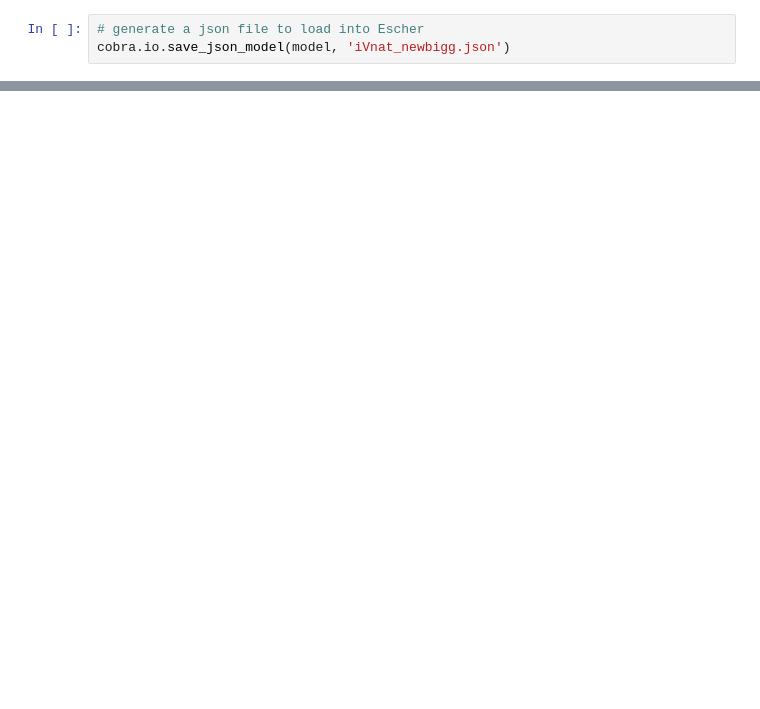
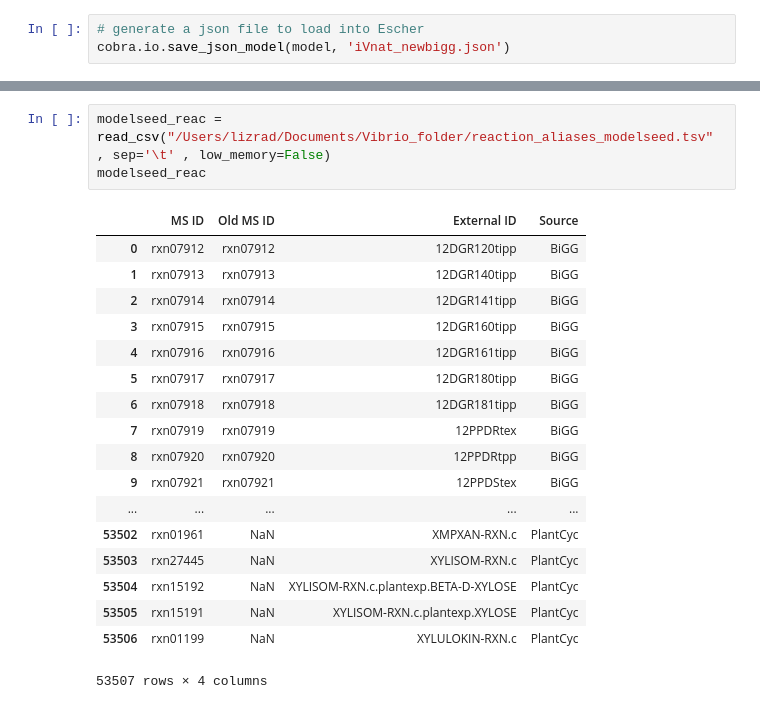
Before and after one commit to biosustain/iVnat, a Jupyter notebook: Metabolic_map_Escher.ipynb, the cells around one changed output, grey strips where cells are left out. Saved outputs shown, nothing was run; the diff lists cells and outputs as text; blank space fills up the shorter version.

Commit message:
trying out model seed aliases, adding new id

```diff
--- a/Metabolic_map_Escher.ipynb
+++ b/Metabolic_map_Escher.ipynb
@@ -119,0 +200,22 @@ ecoli id and vibrio id: LDH_D LDH_D2
+# %%
+modelseed_reac = read_csv("/Users/lizrad/Documents/Vibrio_folder/reaction_aliases_modelseed.tsv" , sep='\t' , low_memory=False)
+modelseed_reac
+# %% [output]
+|  | MS ID | Old MS ID | External ID | Source |
+| 0 | rxn07912 | rxn07912 | 12DGR120tipp | BiGG |
+| 1 | rxn07913 | rxn07913 | 12DGR140tipp | BiGG |
+| 2 | rxn07914 | rxn07914 | 12DGR141tipp | BiGG |
+| 3 | rxn07915 | rxn07915 | 12DGR160tipp | BiGG |
+| 4 | rxn07916 | rxn07916 | 12DGR161tipp | BiGG |
+| 5 | rxn07917 | rxn07917 | 12DGR180tipp | BiGG |
+| 6 | rxn07918 | rxn07918 | 12DGR181tipp | BiGG |
+| 7 | rxn07919 | rxn07919 | 12PPDRtex | BiGG |
+| 8 | rxn07920 | rxn07920 | 12PPDRtpp | BiGG |
+| 9 | rxn07921 | rxn07921 | 12PPDStex | BiGG |
+| ... | ... | ... | ... | ... |
+| 53502 | rxn01961 | NaN | XMPXAN-RXN.c | PlantCyc |
+| 53503 | rxn27445 | NaN | XYLISOM-RXN.c | PlantCyc |
+| 53504 | rxn15192 | NaN | XYLISOM-RXN.c.plantexp.BETA-D-XYLOSE | PlantCyc |
+| 53505 | rxn15191 | NaN | XYLISOM-RXN.c.plantexp.XYLOSE | PlantCyc |
+| 53506 | rxn01199 | NaN | XYLULOKIN-RXN.c | PlantCyc |
+53507 rows × 4 columns
```
Also changed, not shown: parts of 29 cells of this notebook, 2 other files.
